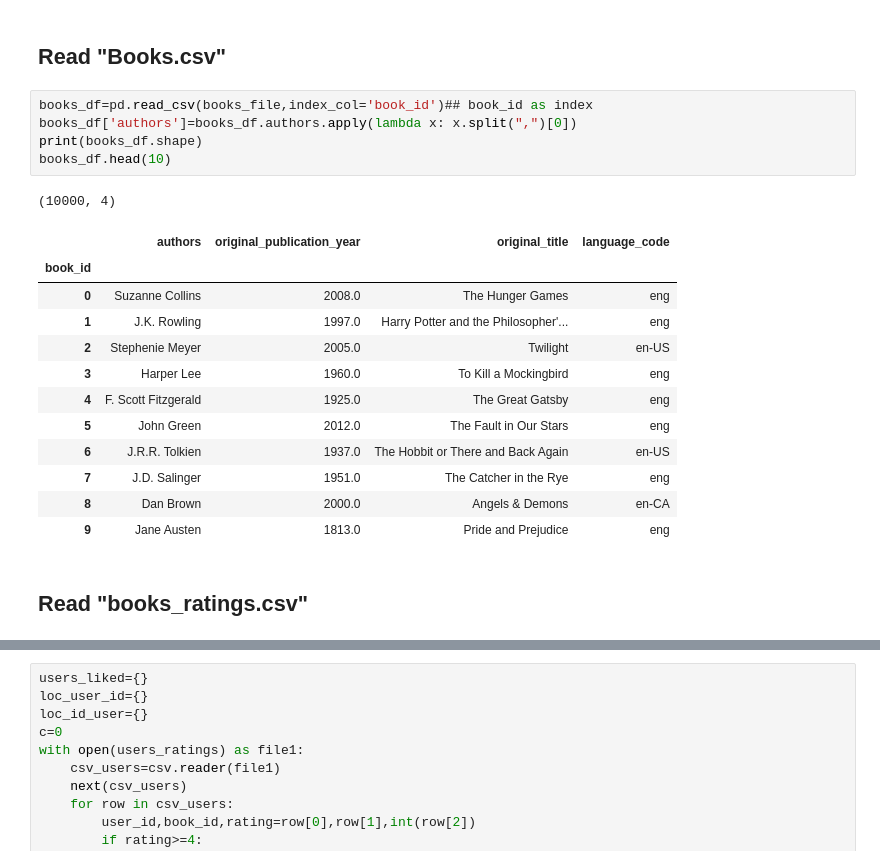
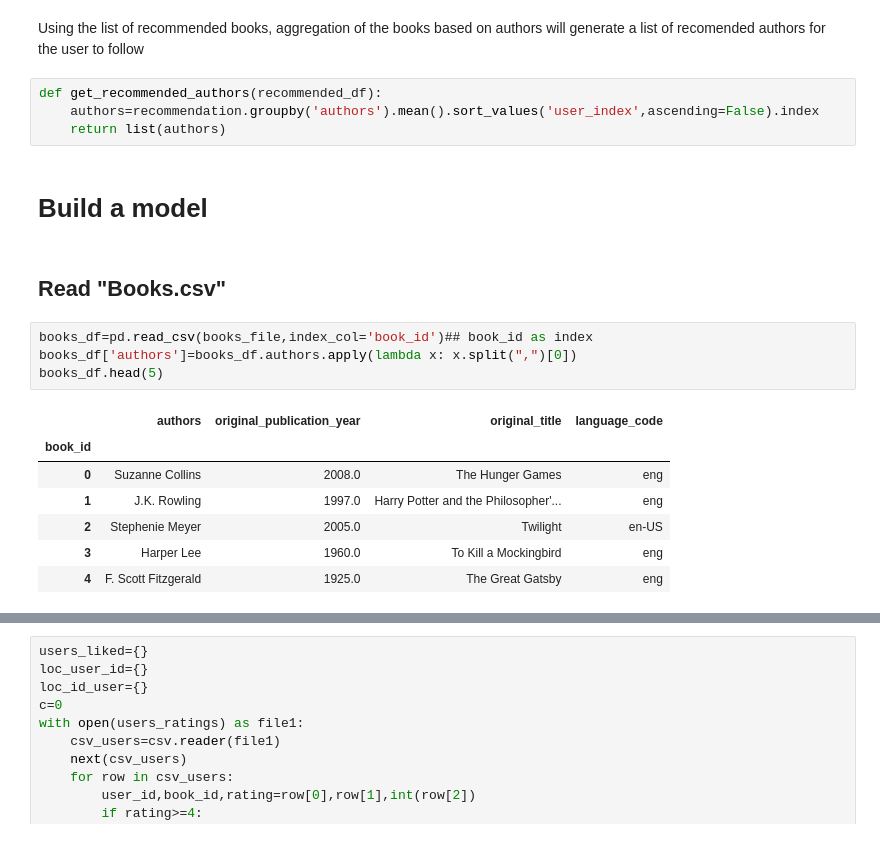
Before and after one commit to Eladweller/Book-Recommender, a Jupyter notebook: Book Recommender.ipynb, the cells around one changed output, grey strips where cells are left out. Cells and saved outputs as stored; diff of their text form.

```diff
--- a/Book Recommender.ipynb
+++ b/Book Recommender.ipynb
@@ -59,23 +98,22 @@ def get_recommended_authors(recommended_df):
+# %% [markdown]
+Using the list of recommended books, aggregation of the books based on authors will generate a list of recomended authors for the user to follow
+# %%
+def get_recommended_authors(recommended_df):
+    authors=recommendation.groupby('authors').mean().sort_values('user_index',ascending=False).index
+    return list(authors)
+# %% [markdown]
+<h1>Build a model</h1>
 # %% [markdown]
 <h2>Read "Books.csv"</h2>
 # %%
 books_df=pd.read_csv(books_file,index_col='book_id')## book_id as index
 books_df['authors']=books_df.authors.apply(lambda x: x.split(",")[0])
-print(books_df.shape)
-books_df.head(10)
+books_df.head(5)
 # %% [output]
-(10000, 4)
 |  | authors | original_publication_year | original_title | language_code |
 | book_id |  |  |  |  |
 | 0 | Suzanne Collins | 2008.0 | The Hunger Games | eng |
 | 1 | J.K. Rowling | 1997.0 | Harry Potter and the Philosopher'... | eng |
 | 2 | Stephenie Meyer | 2005.0 | Twilight | en-US |
 | 3 | Harper Lee | 1960.0 | To Kill a Mockingbird | eng |
 | 4 | F. Scott Fitzgerald | 1925.0 | The Great Gatsby | eng |
-| 5 | John Green | 2012.0 | The Fault in Our Stars | eng |
-| 6 | J.R.R. Tolkien | 1937.0 | The Hobbit or There and Back Again | en-US |
-| 7 | J.D. Salinger | 1951.0 | The Catcher in the Rye | eng |
-| 8 | Dan Brown | 2000.0 | Angels & Demons | en-CA |
-| 9 | Jane Austen | 1813.0 | Pride and Prejudice | eng |
-# %% [markdown]
-<h2>Read "books_ratings.csv"</h2>
```
Also changed, not shown: parts of 55 cells of this notebook.
